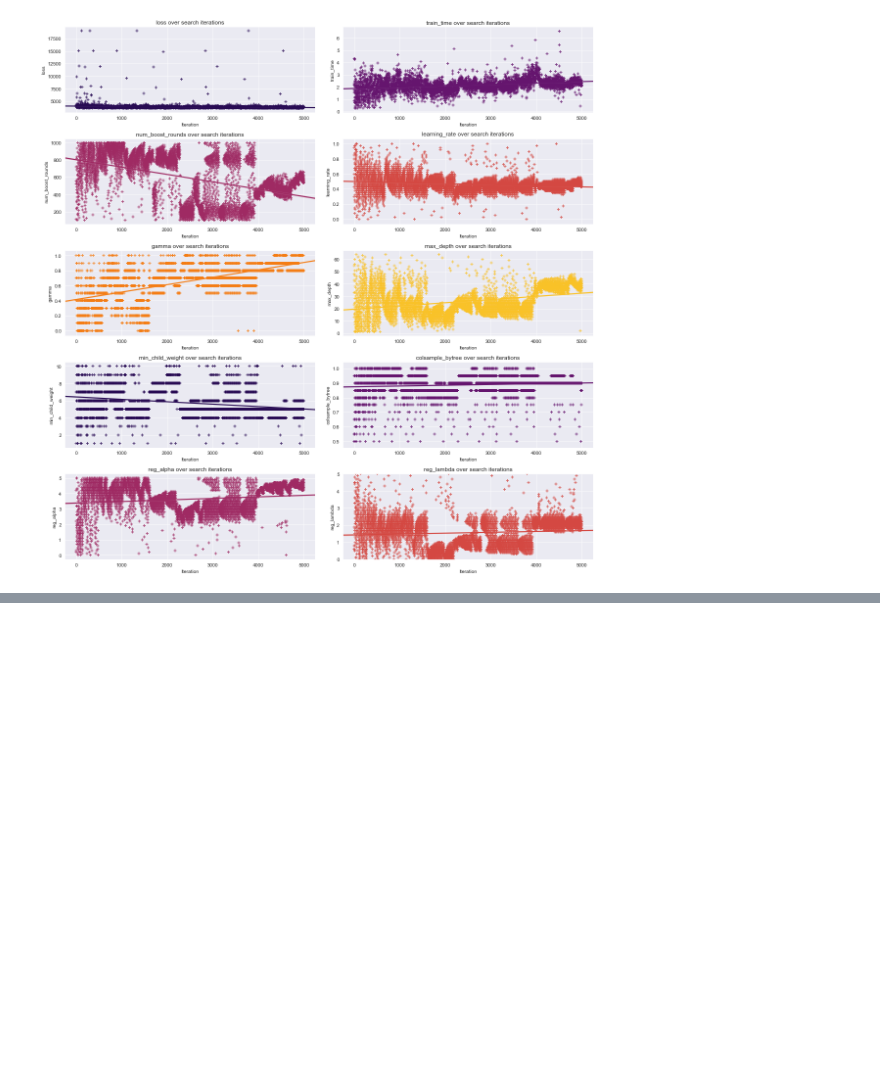
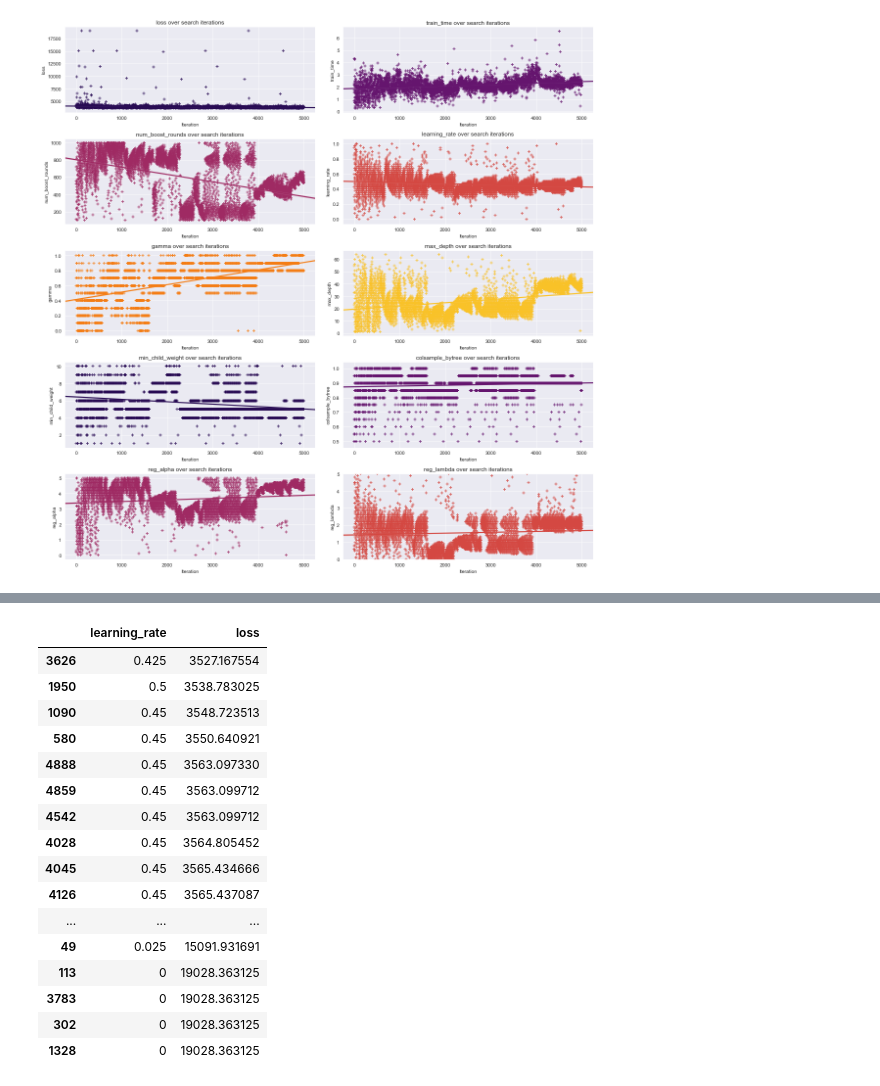
Before and after one commit to marnixkoops/HyperOptimization, a Jupyter notebook: HyperOptimization.ipynb, the cells around one changed output, grey strips where cells are left out. Saved outputs shown, nothing was run; the diff lists cells and outputs as text; code cells hidden in the pictures; blank space fills up the shorter version.

```diff
--- a/HyperOptimization.ipynb
+++ b/HyperOptimization.ipynb
@@ -266,0 +300,22 @@ axs.set_ylim(0,5)
+# %%
+# history
+bayes_trials_results_df[['learning_rate', 'loss']].sort_values('loss', ascending=True).head(15).append(
+    bayes_trials_results_df[['learning_rate', 'loss']].sort_values('loss', ascending=True).tail(15))
+# %% [output]
+|  | learning_rate | loss |
+| 3626 | 0.425 | 3527.167554 |
+| 1950 | 0.5 | 3538.783025 |
+| 1090 | 0.45 | 3548.723513 |
+| 580 | 0.45 | 3550.640921 |
+| 4888 | 0.45 | 3563.097330 |
+| 4859 | 0.45 | 3563.099712 |
+| 4542 | 0.45 | 3563.099712 |
+| 4028 | 0.45 | 3564.805452 |
+| 4045 | 0.45 | 3565.434666 |
+| 4126 | 0.45 | 3565.437087 |
+| ... | ... | ... |
+| 49 | 0.025 | 15091.931691 |
+| 113 | 0 | 19028.363125 |
+| 3783 | 0 | 19028.363125 |
+| 302 | 0 | 19028.363125 |
+| 1328 | 0 | 19028.363125 |
```
Also changed, not shown: parts of 8 cells of this notebook.
